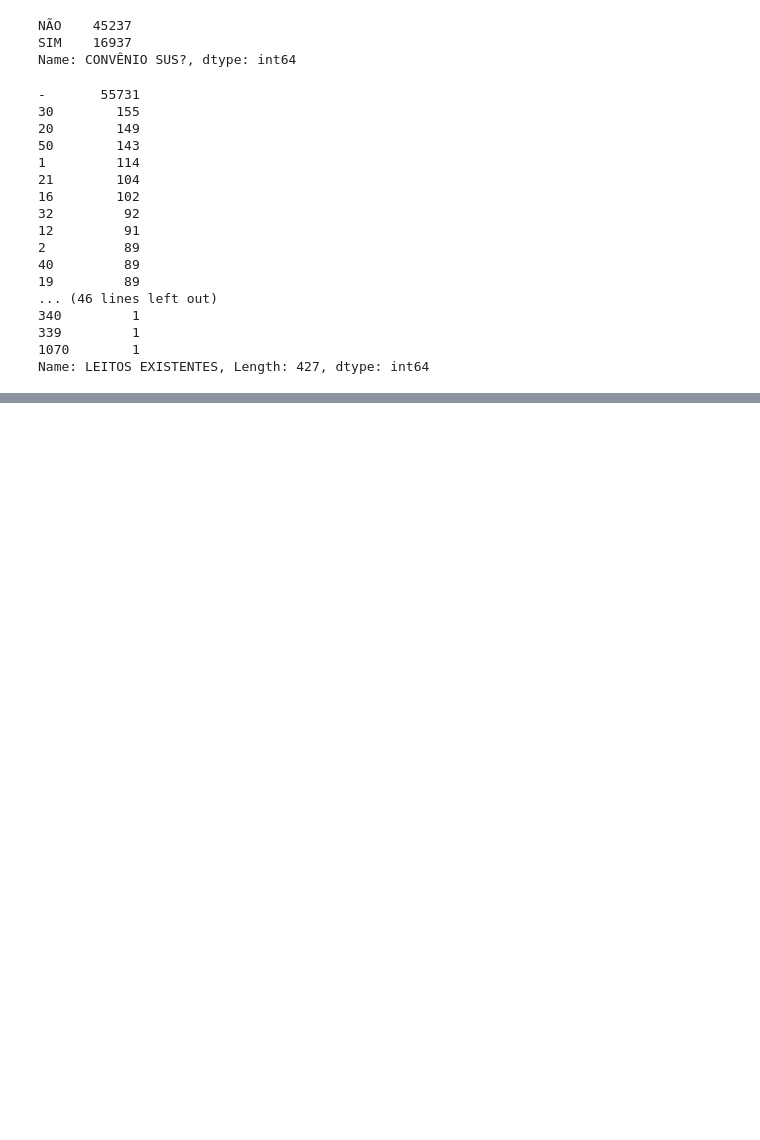
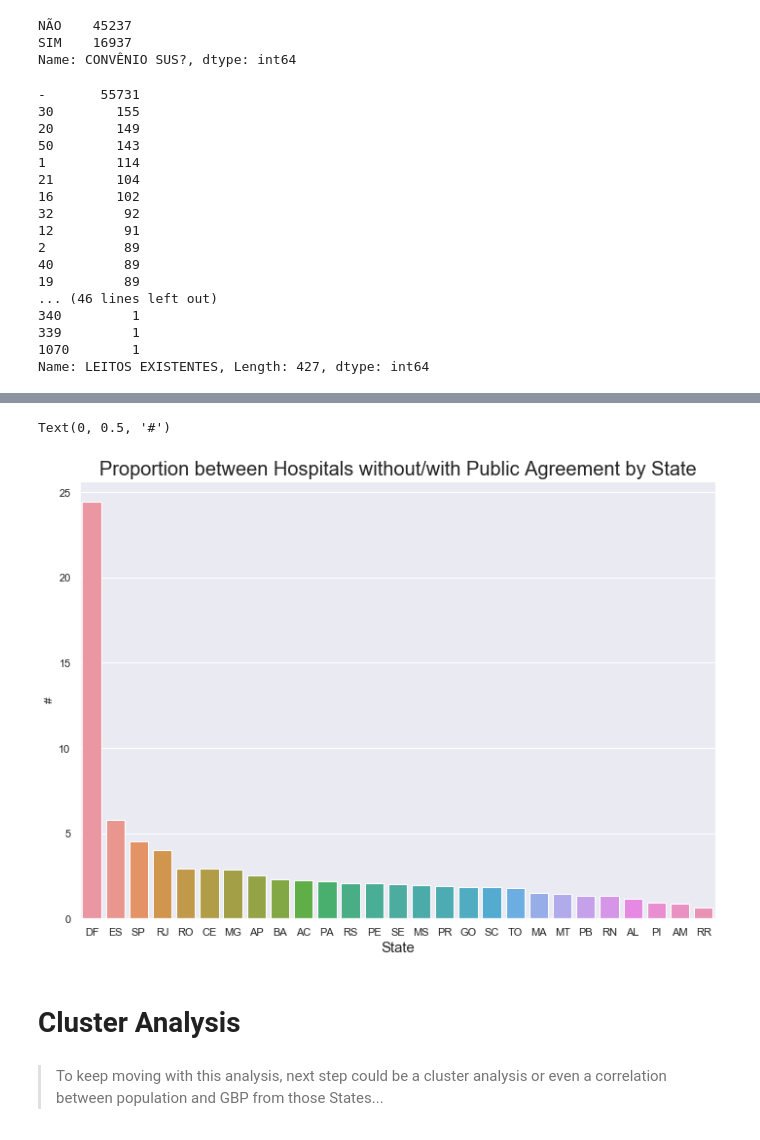
Before and after one commit to tbuzze/hospitalsbrazil2018, a Jupyter notebook: Hospital_Brazil.ipynb, the cells around one changed output, grey strips where cells are left out. Drawn from its saved outputs; the diff is of its cells as text; code cells hidden in the pictures; blank space fills up the shorter version.

```diff
--- a/Hospital_Brazil.ipynb
+++ b/Hospital_Brazil.ipynb
@@ -218,0 +262,25 @@ iplot(fig, filename='convyes')
+# %%
+#-- calculating the proportion between hospitals without/with Public Agreement
+prop = db_sus_n.iloc[:,0] / db_sus_s.iloc[:,0]
+# %%
+#-- making a dataframe
+prop = pd.DataFrame(prop)
+# %%
+#-- creating a new column
+prop['UF2'] = prop.index
+# %%
+#-- ordering the dataset by the number os states with more hospitals without Public Agreement proportional
+prop.sort_values(['CONVÊNIO SUS?'], ascending=False, inplace=True)
+# %%
+#-- plotting the States with more hospitals without Public Agreement
+sns.barplot(x=prop['UF2'], y=prop['CONVÊNIO SUS?'])
+plt.title('Proportion between Hospitals without/with Public Agreement by State', loc='center', fontsize=20)
+plt.xlabel('State', fontsize=15)
+plt.ylabel('#')
+# %% [output]
+Text(0, 0.5, '#')
+[figure, added]
+# %% [markdown]
+# Cluster Analysis
+# %% [markdown]
+>To keep moving with this analysis, next step could be a cluster analysis or even a correlation between population and GBP from those States...
```
Also changed, not shown: parts of 23 cells of this notebook.
